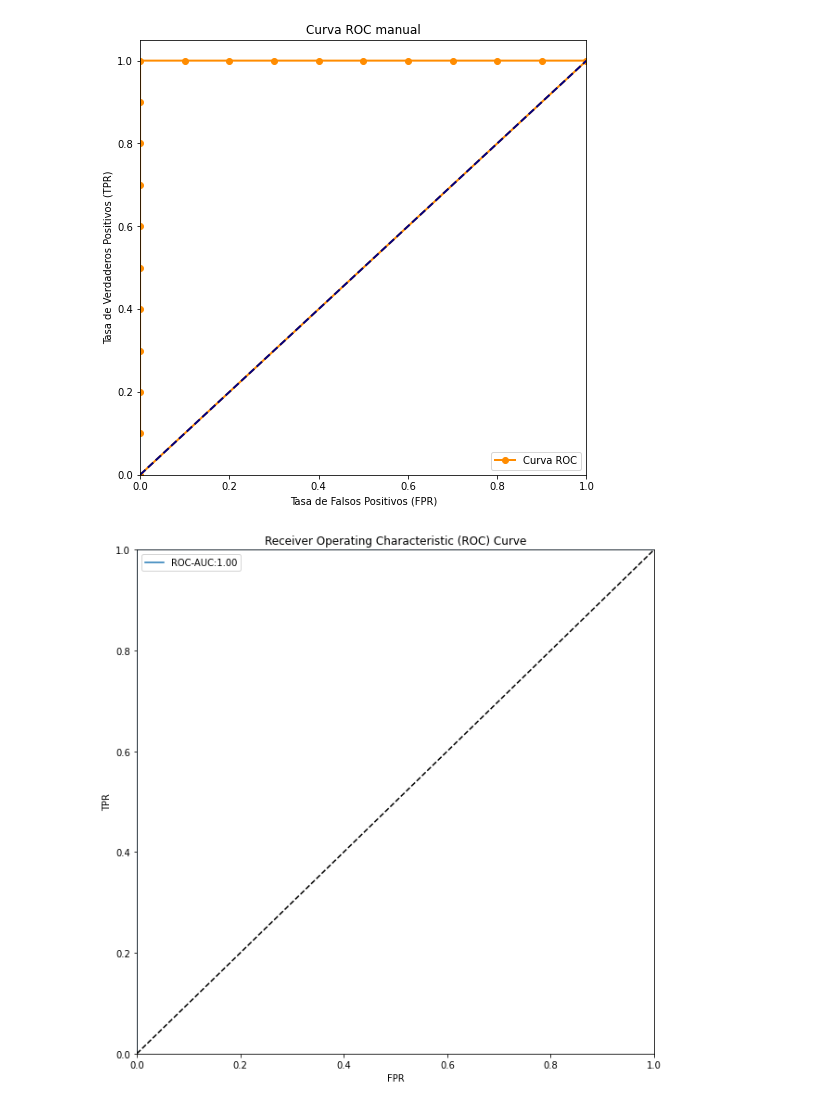
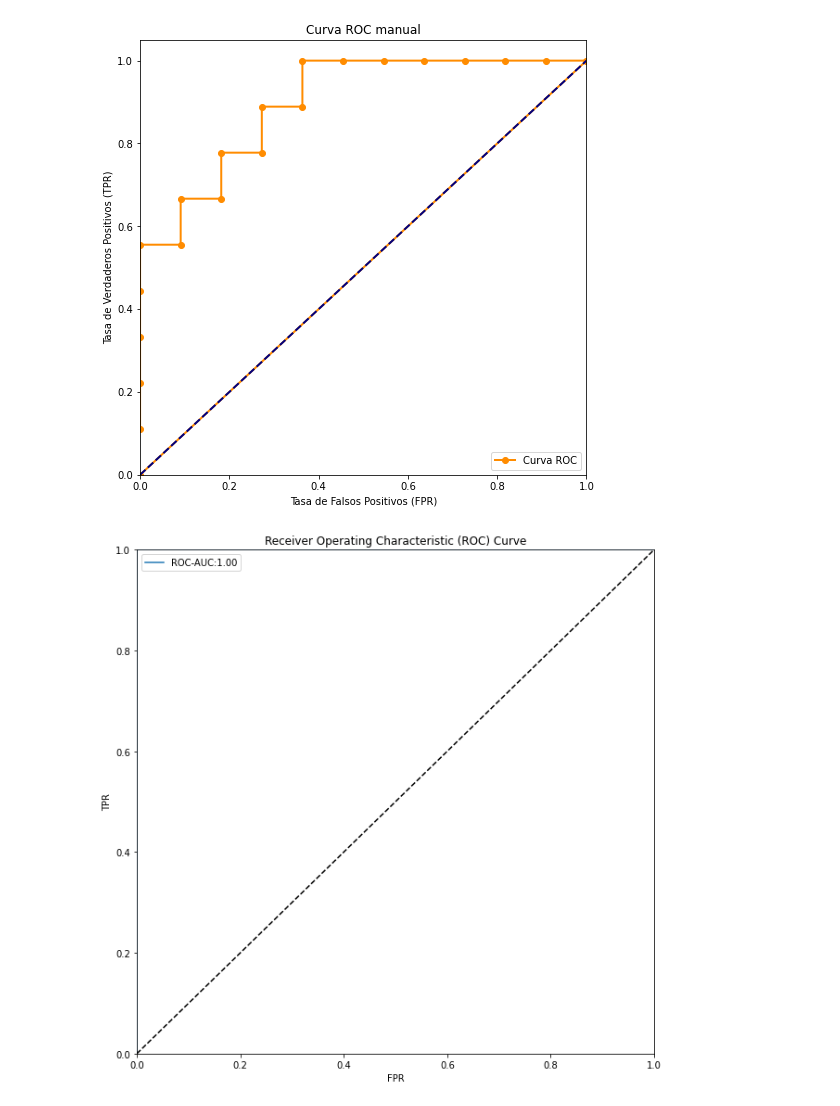
Before and after one commit to PabloSoligo2014/3670-UNLaM-CD, a Jupyter notebook: 06_Others/ManualRoc.ipynb, the cells around one changed output. Cells and saved outputs as stored; diff of their text form; code cells hidden in the pictures.

```diff
--- a/06_Others/ManualRoc.ipynb
+++ b/06_Others/ManualRoc.ipynb
@@ -47,30 +47,30 @@ def manual_roc_curve(y_test, y_pred_prob):
 # %%
 df = pd.DataFrame(
     [[1, .99], #Si el punto de corte es aca, entonces y_pred [1,0,0,0,0,0,0,0,0...,0]
      [1, .94], #Si el punto de corte es aca, entonces y_pred [1,1,0,0,0,0,0,0,0...,0]
      [1, .89], #Si el punto de corte es aca, entonces y_pred [1,1,1,0,0,0,0,0,0...,0]
      [1, .84],
      [1, .79],
-     [1, .74],
+     [0, .74],
      [1, .69],
-     [1, .64],
+     [0, .64],
      [1, .58],
-     [1, .54],
-     [0, .49],
+     [0, .54],
+     [1, .49],
      [0, .44],
-     [0, .39],
+     [1, .39],
      [0, .34],
      [0, .29],
      [0, .24],
      [0, .19],
      [0, .14],
      [0, .09],
      [0, .03]],
     columns=['y_test', 'y_pred_prob']
 )
 fpr_list, tpr_list = manual_roc_curve(df['y_test'], df['y_pred_prob'])
 # %% [output]
-[figure, old version]
+[figure, new version]
 # %%
 #tpr_list, fpr_list
 # %%
```
Also changed, not shown: 7 other files.
